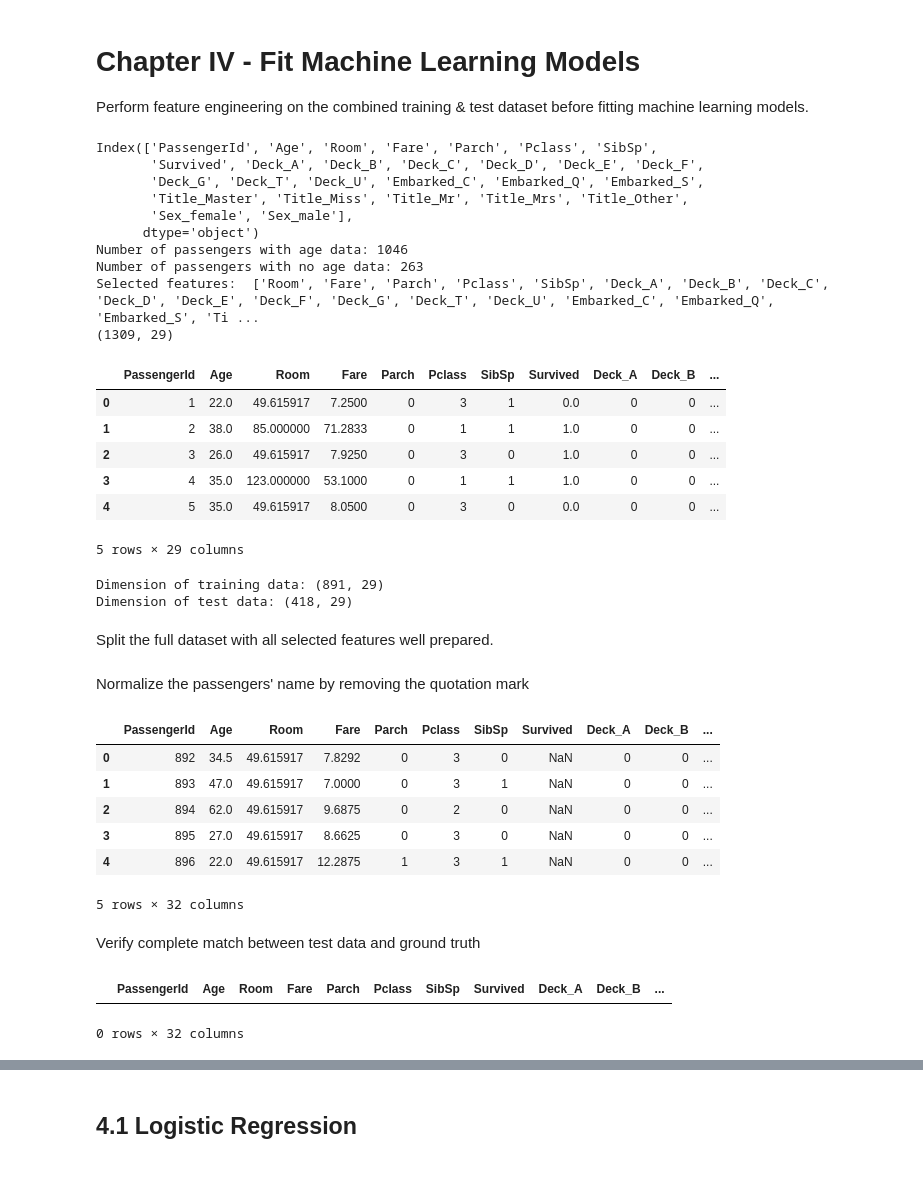
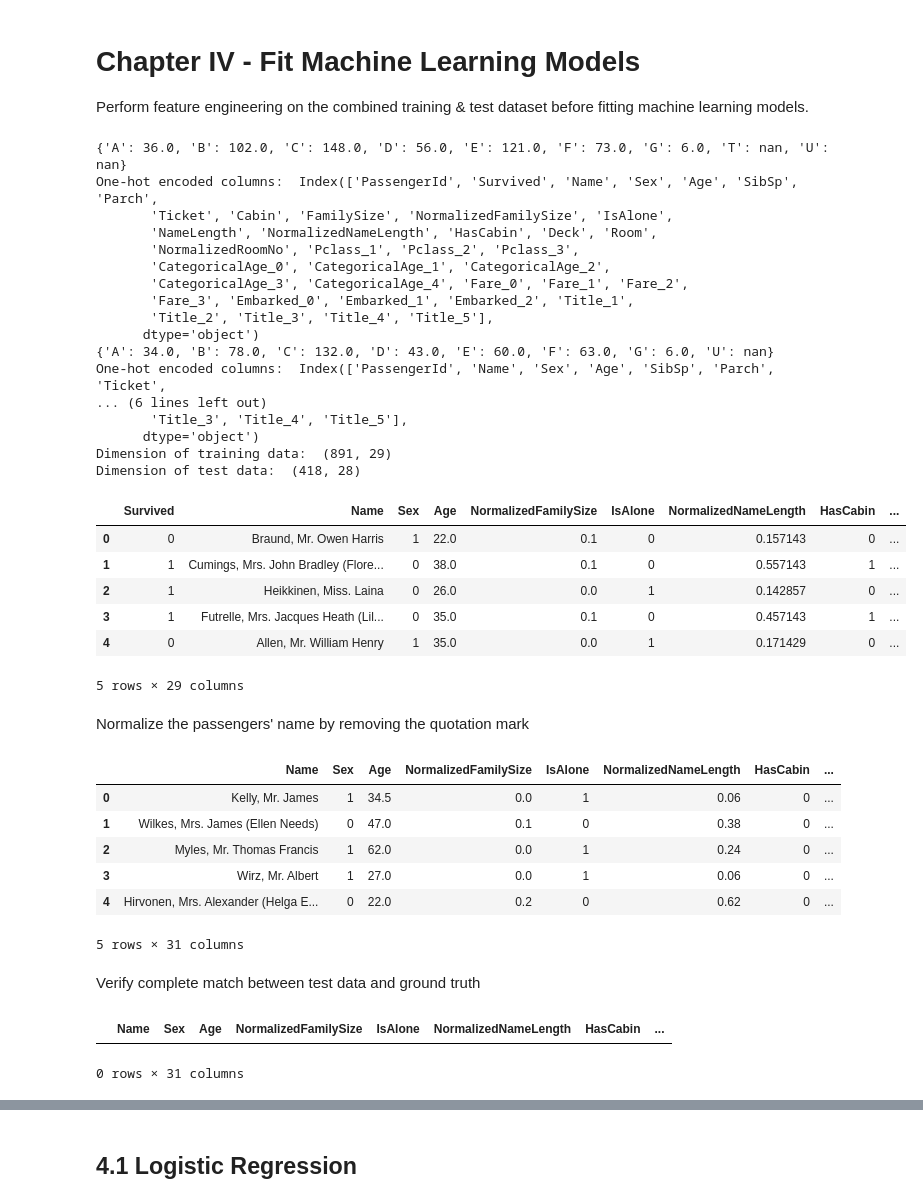
Before and after one commit to Shenghao1993/kaggle-titanic-survival-classification, a Jupyter notebook: Titanic - Model Training & Evaluation.ipynb, the cells around one changed output, grey strips where cells are left out. Saved outputs shown, nothing was run; the diff lists cells and outputs as text; code cells hidden in the pictures; blank space fills up the shorter version.

```diff
--- a/Titanic - Model Training & Evaluation.ipynb
+++ b/Titanic - Model Training & Evaluation.ipynb
@@ -19,38 +19,35 @@ warnings.filterwarnings('ignore')
 # Chapter IV - Fit Machine Learning Models
 Perform feature engineering on the combined training & test dataset before fitting machine learning models.
 # %%
-processed_df, features = preprocess("input/train.csv", "input/test.csv")
-print("Selected features: ", features)
-print(processed_df.shape)
-processed_df.head()
+train_df, test_df = preprocess("input/train.csv", "input/test.csv")
+print("Dimension of training data: ", train_df.shape)
+print("Dimension of test data: ", test_df.shape)
+train_df.head()
 # %% [output]
-Index(['PassengerId', 'Age', 'Room', 'Fare', 'Parch', 'Pclass', 'SibSp',
-       'Survived', 'Deck_A', 'Deck_B', 'Deck_C', 'Deck_D', 'Deck_E', 'Deck_F',
-       'Deck_G', 'Deck_T', 'Deck_U', 'Embarked_C', 'Embarked_Q', 'Embarked_S',
-       'Title_Master', 'Title_Miss', 'Title_Mr', 'Title_Mrs', 'Title_Other',
-       'Sex_female', 'Sex_male'],
+{'A': 36.0, 'B': 102.0, 'C': 148.0, 'D': 56.0, 'E': 121.0, 'F': 73.0, 'G': 6.0, 'T': nan, 'U': nan}
+One-hot encoded columns:  Index(['PassengerId', 'Survived', 'Name', 'Sex', 'Age', 'SibSp', 'Parch',
+       'Ticket', 'Cabin', 'FamilySize', 'NormalizedFamilySize', 'IsAlone',
+       'NameLength', 'NormalizedNameLength', 'HasCabin', 'Deck', 'Room',
+       'NormalizedRoomNo', 'Pclass_1', 'Pclass_2', 'Pclass_3',
+       'CategoricalAge_0', 'CategoricalAge_1', 'CategoricalAge_2',
+       'CategoricalAge_3', 'CategoricalAge_4', 'Fare_0', 'Fare_1', 'Fare_2',
+       'Fare_3', 'Embarked_0', 'Embarked_1', 'Embarked_2', 'Title_1',
+       'Title_2', 'Title_3', 'Title_4', 'Title_5'],
       dtype='object')
-Number of passengers with age data: 1046
-Number of passengers with no age data: 263
-Selected features:  ['Room', 'Fare', 'Parch', 'Pclass', 'SibSp', 'Deck_A', 'Deck_B', 'Deck_C', 'Deck_D', 'Deck_E', 'Deck_F', 'Deck_G', 'Deck_T', 'Deck_U', 'Embarked_C', 'Embarked_Q', 'Embarked_S', 'Ti ...
-(1309, 29)
+{'A': 34.0, 'B': 78.0, 'C': 132.0, 'D': 43.0, 'E': 60.0, 'F': 63.0, 'G': 6.0, 'U': nan}
+One-hot encoded columns:  Index(['PassengerId', 'Name', 'Sex', 'Age', 'SibSp', 'Parch', 'Ticket',
+... (6 lines left out)
+       'Title_3', 'Title_4', 'Title_5'],
+      dtype='object')
+Dimension of training data:  (891, 29)
+Dimension of test data:  (418, 28)
-|  | PassengerId | Age | Room | Fare | Parch | Pclass | SibSp | Survived | Deck_A | Deck_B | ... |
-| 0 | 1 | 22.0 | 49.615917 | 7.2500 | 0 | 3 | 1 | 0.0 | 0 | 0 | ... |
-| 1 | 2 | 38.0 | 85.000000 | 71.2833 | 0 | 1 | 1 | 1.0 | 0 | 0 | ... |
-| 2 | 3 | 26.0 | 49.615917 | 7.9250 | 0 | 3 | 0 | 1.0 | 0 | 0 | ... |
-| 3 | 4 | 35.0 | 123.000000 | 53.1000 | 0 | 1 | 1 | 1.0 | 0 | 0 | ... |
-| 4 | 5 | 35.0 | 49.615917 | 8.0500 | 0 | 3 | 0 | 0.0 | 0 | 0 | ... |
+|  | Survived | Name | Sex | Age | NormalizedFamilySize | IsAlone | NormalizedNameLength | HasCabin | ... |
+| 0 | 0 | Braund, Mr. Owen Harris | 1 | 22.0 | 0.1 | 0 | 0.157143 | 0 | ... |
+| 1 | 1 | Cumings, Mrs. John Bradley (Flore... | 0 | 38.0 | 0.1 | 0 | 0.557143 | 1 | ... |
+| 2 | 1 | Heikkinen, Miss. Laina | 0 | 26.0 | 0.0 | 1 | 0.142857 | 0 | ... |
+| 3 | 1 | Futrelle, Mrs. Jacques Heath (Lil... | 0 | 35.0 | 0.1 | 0 | 0.457143 | 1 | ... |
+| 4 | 0 | Allen, Mr. William Henry | 1 | 35.0 | 0.0 | 1 | 0.171429 | 0 | ... |
 5 rows × 29 columns
-# %%
-train_df = processed_df[processed_df.Survived.notnull()]
-test_df = processed_df[processed_df['Survived'].isnull()]
-print("Dimension of training data: %s" %str(train_df.shape))
-print("Dimension of test data: %s" %str(test_df.shape))
-# %% [output]
-Dimension of training data: (891, 29)
-Dimension of test data: (418, 29)
-# %% [markdown]
-Split the full dataset with all selected features well prepared.
 # %% [markdown]
 Normalize the passengers' name by removing the quotation mark
 # %%
@@ -59,20 +56,20 @@ ground_truth_df = pd.read_csv("input/ground-truth.csv")
 ground_truth_df["cleaned_name"] = ground_truth_df["name"].apply(lambda name: name.replace('\"', ''))
 test_df = pd.merge(test_df, ground_truth_df[["cleaned_name", "age", "survived"]], how="left",
                    left_on=["cleaned_name", "Age"], right_on=["cleaned_name", "age"])
-test_df = test_df.rename(columns={"survived": "Ground_Truth"})
+test_df = test_df.rename(columns={"survived": "GroundTruth"})
 test_df.head()
 # %% [output]
-|  | PassengerId | Age | Room | Fare | Parch | Pclass | SibSp | Survived | Deck_A | Deck_B | ... |
-| 0 | 892 | 34.5 | 49.615917 | 7.8292 | 0 | 3 | 0 | NaN | 0 | 0 | ... |
-| 1 | 893 | 47.0 | 49.615917 | 7.0000 | 0 | 3 | 1 | NaN | 0 | 0 | ... |
-| 2 | 894 | 62.0 | 49.615917 | 9.6875 | 0 | 2 | 0 | NaN | 0 | 0 | ... |
-| 3 | 895 | 27.0 | 49.615917 | 8.6625 | 0 | 3 | 0 | NaN | 0 | 0 | ... |
-| 4 | 896 | 22.0 | 49.615917 | 12.2875 | 1 | 3 | 1 | NaN | 0 | 0 | ... |
+|  | Name | Sex | Age | NormalizedFamilySize | IsAlone | NormalizedNameLength | HasCabin | ... |
+| 0 | Kelly, Mr. James | 1 | 34.5 | 0.0 | 1 | 0.06 | 0 | ... |
+| 1 | Wilkes, Mrs. James (Ellen Needs) | 0 | 47.0 | 0.1 | 0 | 0.38 | 0 | ... |
+| 2 | Myles, Mr. Thomas Francis | 1 | 62.0 | 0.0 | 1 | 0.24 | 0 | ... |
+| 3 | Wirz, Mr. Albert | 1 | 27.0 | 0.0 | 1 | 0.06 | 0 | ... |
+| 4 | Hirvonen, Mrs. Alexander (Helga E... | 0 | 22.0 | 0.2 | 0 | 0.62 | 0 | ... |
-5 rows × 32 columns
+5 rows × 31 columns
 # %% [markdown]
 Verify complete match between test data and ground truth
 # %%
-test_df[test_df["Ground_Truth"].isnull()]
+test_df[test_df["GroundTruth"].isnull()]
 # %% [output]
-|  | PassengerId | Age | Room | Fare | Parch | Pclass | SibSp | Survived | Deck_A | Deck_B | ... |
+|  | Name | Sex | Age | NormalizedFamilySize | IsAlone | NormalizedNameLength | HasCabin | ... |
-0 rows × 32 columns
+0 rows × 31 columns
```
Also changed, not shown: parts of 18 cells of this notebook, 2 other files.
